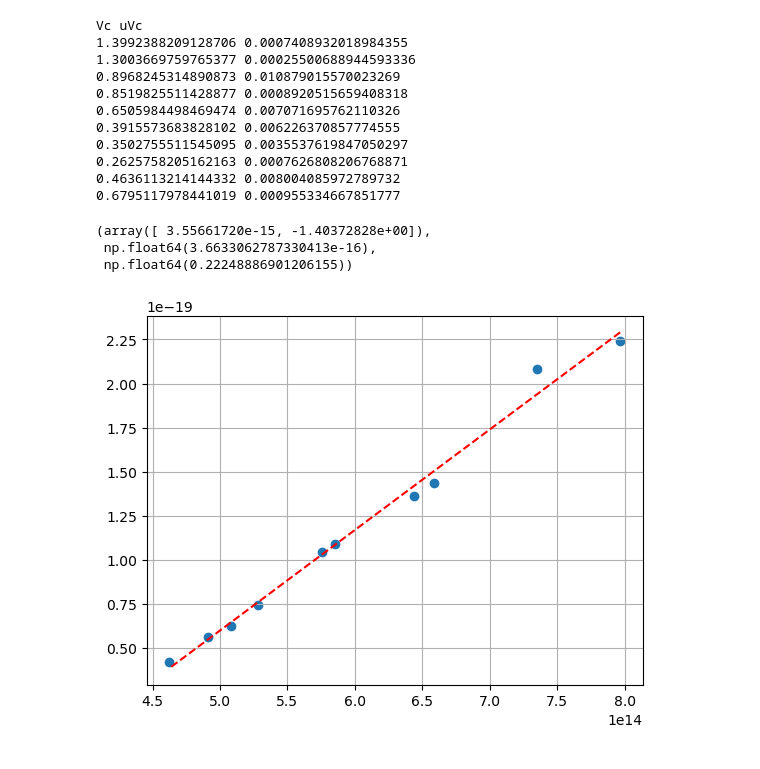
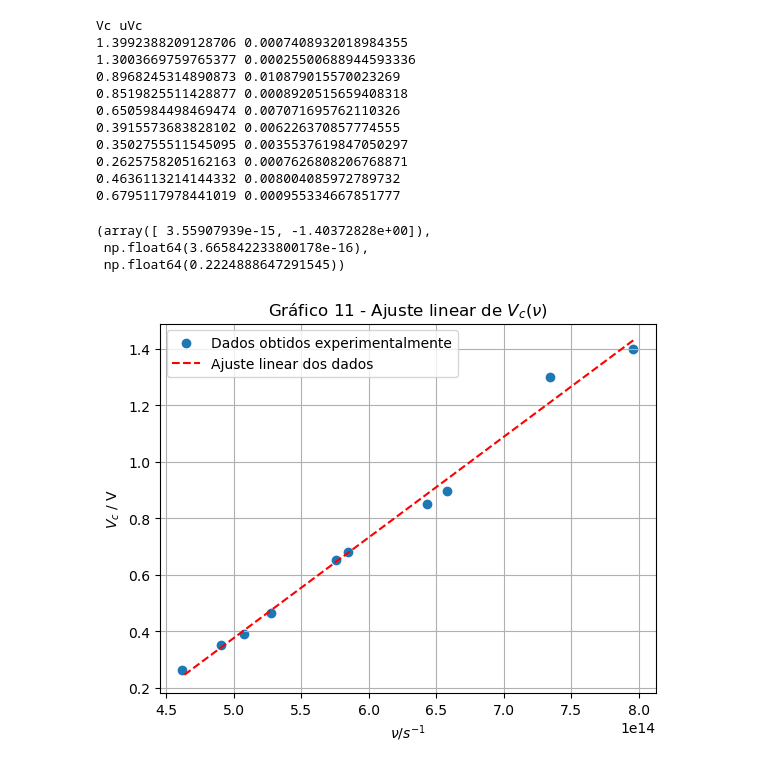
Before and after one commit to MRDias12/LabsIII, a Jupyter notebook: PLs/PL2/jupyterMiguel/parteA.ipynb, the cells around one changed output. Cells and saved outputs as stored; diff of their text form; code cells hidden in the pictures.

```diff
--- a/PLs/PL2/jupyterMiguel/parteA.ipynb
+++ b/PLs/PL2/jupyterMiguel/parteA.ipynb
@@ -89,20 +93,33 @@ wl = np.array([
     512.7
 ]) #wv - wavelength
 
-c = 3e8
-mu = c/(wl*10**(-9))
+c = 299792458 #m s⁻1
+mu = c/(wl*10**(-9)) #s⁻1
+e = 1.602176634e-19 #C
 
 Vc = np.array(Vc, float)
 
 param, coef = cfit(linear, mu, Vc)
 param, np.sqrt(coef[0,0])*3,np.sqrt(coef[1,1])*3
 # %% [output]
-(array([ 3.55661720e-15, -1.40372828e+00]),
- np.float64(3.6633062787330413e-16),
- np.float64(0.22248886901206155))
+(array([ 3.55907939e-15, -1.40372828e+00]),
+ np.float64(3.665842233800178e-16),
+ np.float64(0.2224888647291545))
-# %%
-plt.scatter(mu, Vc*e)
-plt.plot(mu[:-2], e*linear(mu[:-2], param[0],param[1]), ls = '--', color='r')
-plt.grid()
-# %% [output]
-[figure, removed]
+# %%
+plt.scatter(mu, Vc, label = 'Dados obtidos experimentalmente')
+plt.plot(mu[:-2], linear(mu[:-2], param[0],param[1]),
+         ls = '--',
+         color='r',
+         label = 'Ajuste linear dos dados'
+        )
+
+plt.xlabel(r'$\nu / s^{-1}$')
+plt.ylabel('$V_c$ / V')
+plt.title(r'Gráfico 11 - Ajuste linear de $V_c (\nu)$')
+
+plt.legend()
+plt.grid()
+plt.savefig('RegressaoFINAL')
+plt.show()
+# %% [output]
+[figure, added]
```
Also changed, not shown: parts of 1 cell of this notebook, 2 other files.
